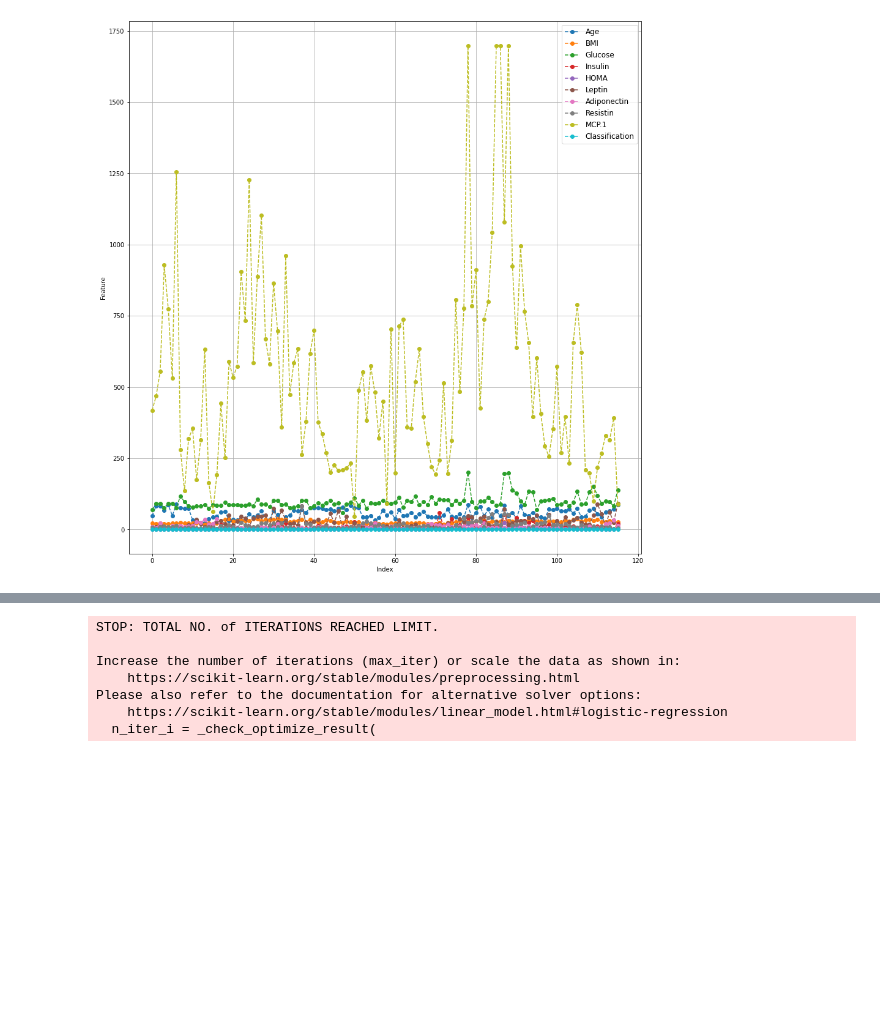
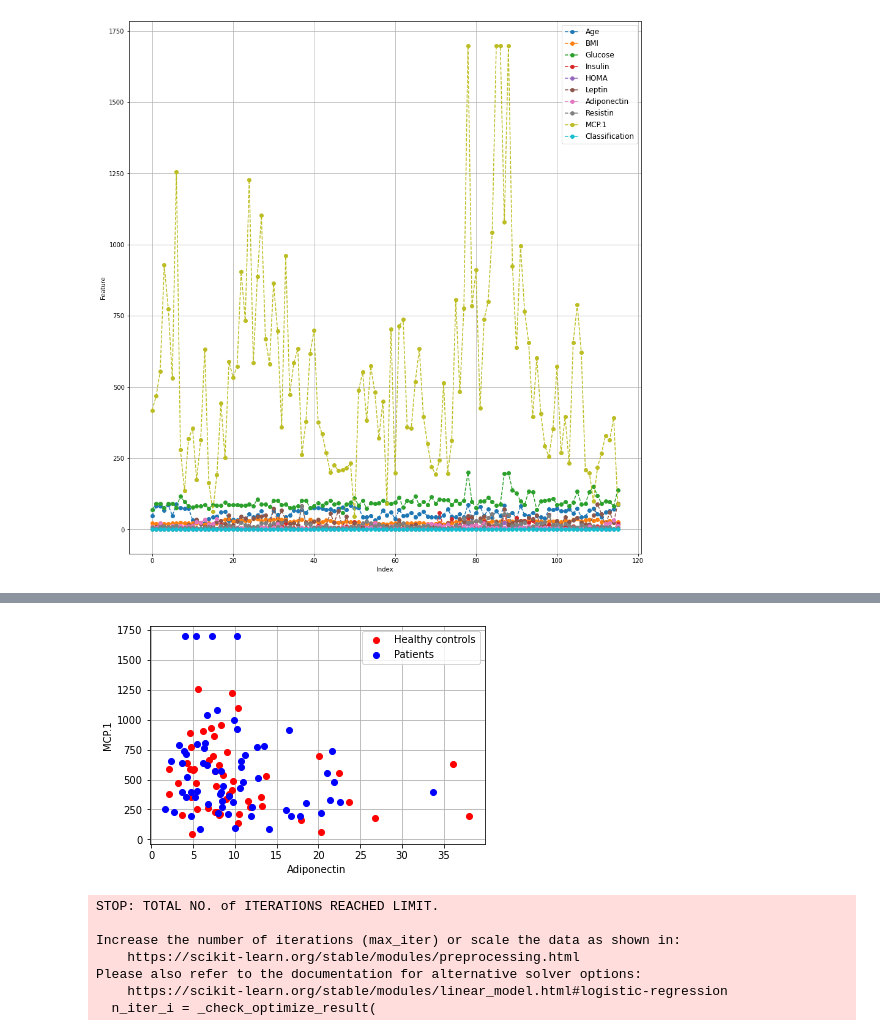
Before and after one commit to zahrasalarian/Artificial-Intelligence-in-Medicine-Projects, a Jupyter notebook: p1/main.ipynb, the cells around one changed output, grey strips where cells are left out. Cells and saved outputs as stored; diff of their text form; code cells hidden in the pictures; blank space fills up the shorter version.

```diff
--- a/p1/main.ipynb
+++ b/p1/main.ipynb
@@ -43,3 +46,7 @@ plt.show()
+# %%
+draw_features_plot(6, 8)
+# %% [output]
+[figure, added]
 # %%
 # logistic regression
 from sklearn.linear_model import LogisticRegression
```
Also changed, not shown: parts of 6 cells of this notebook, 1 other file.
